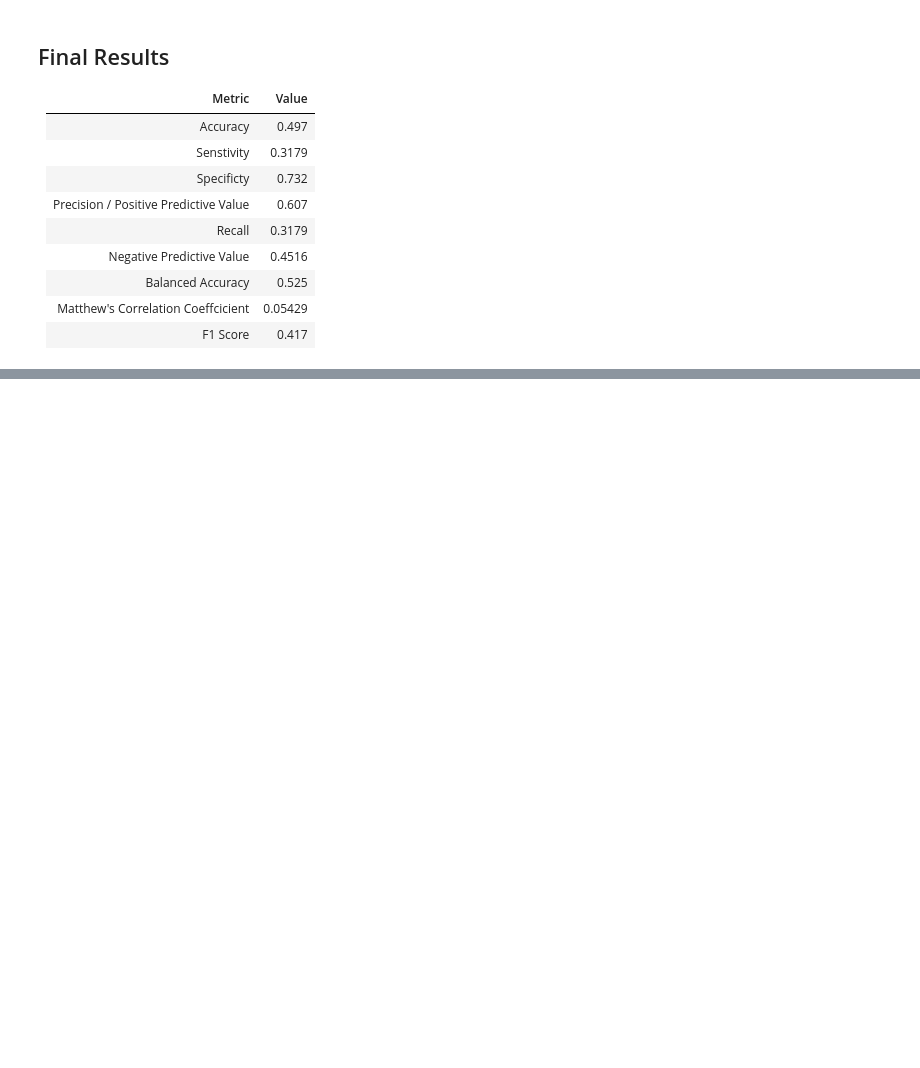
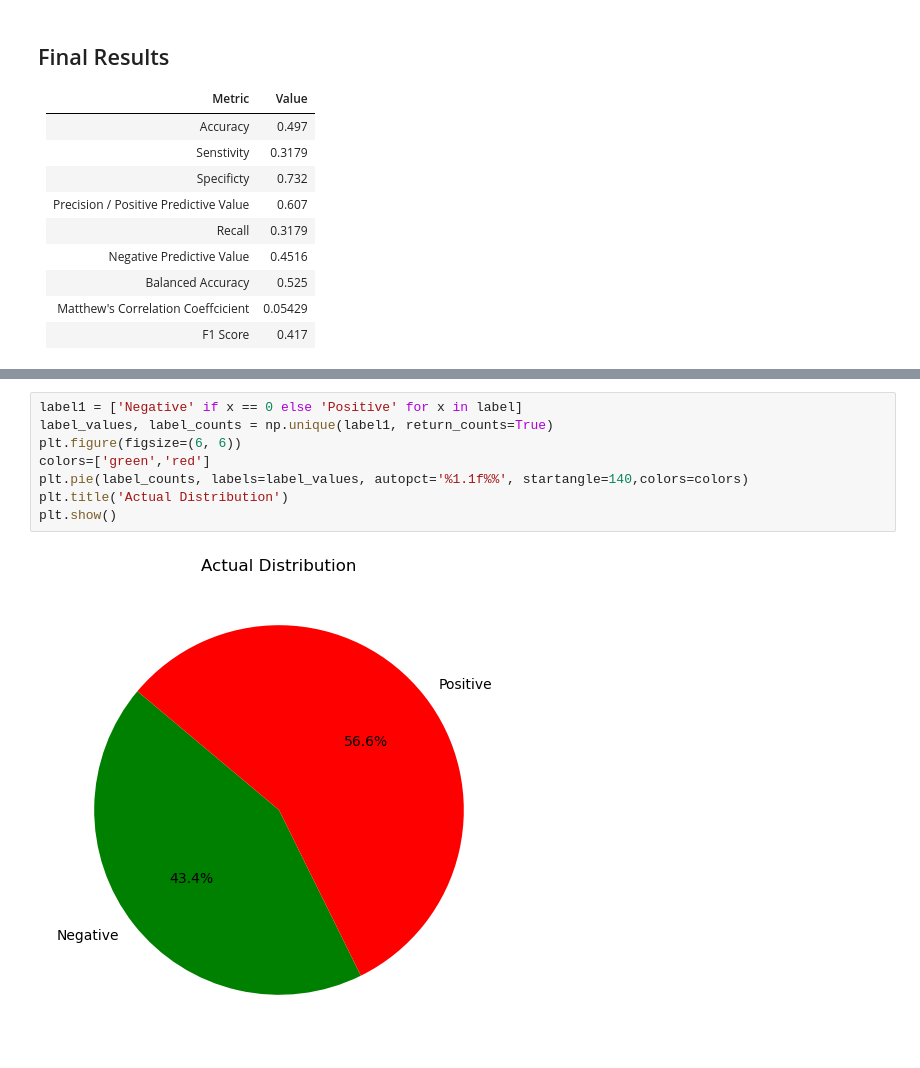
Before and after one commit to Ashita17/Ersilia-Outreachy, a Jupyter notebook: model-validation-example/notebooks/02_external_validation.ipynb, the cells around one changed output, grey strips where cells are left out. Drawn from its saved outputs; the diff is of its cells as text; blank space fills up the shorter version.

```diff
--- a/model-validation-example/notebooks/02_external_validation.ipynb
+++ b/model-validation-example/notebooks/02_external_validation.ipynb
@@ -485,0 +565,10 @@ F1 Score =  0.41736401673640167
+# %%
+label1 = ['Negative' if x == 0 else 'Positive' for x in label]
+label_values, label_counts = np.unique(label1, return_counts=True)
+plt.figure(figsize=(6, 6))
+colors=['green','red']
+plt.pie(label_counts, labels=label_values, autopct='%1.1f%%', startangle=140,colors=colors)
+plt.title('Actual Distribution')
+plt.show()
+# %% [output]
+[figure, added]
```
Also changed, not shown: parts of 8 cells of this notebook.
